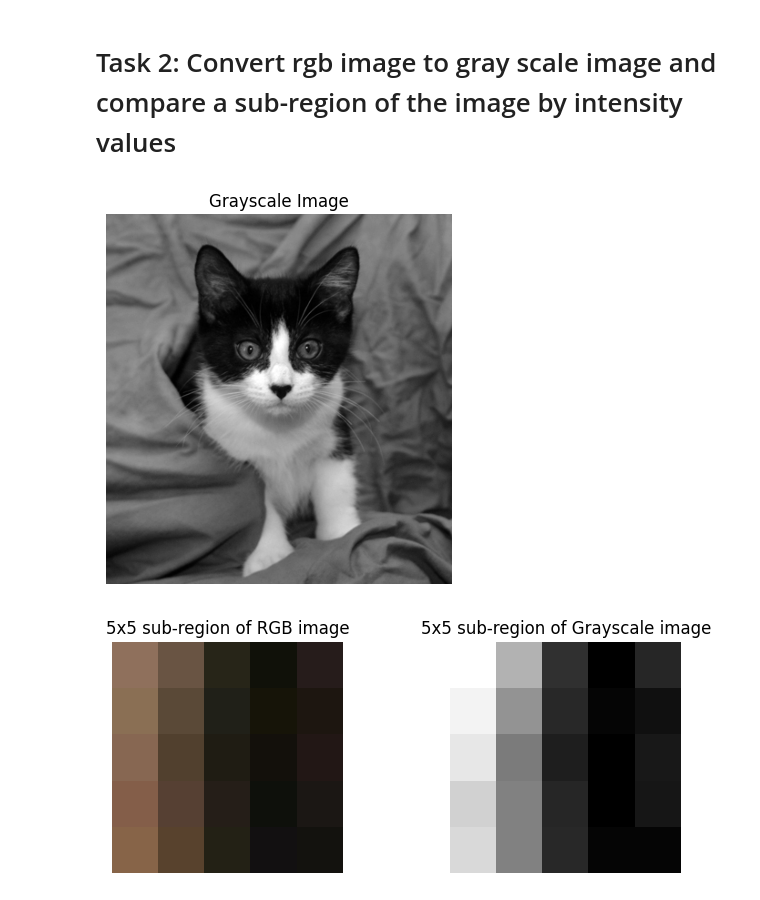
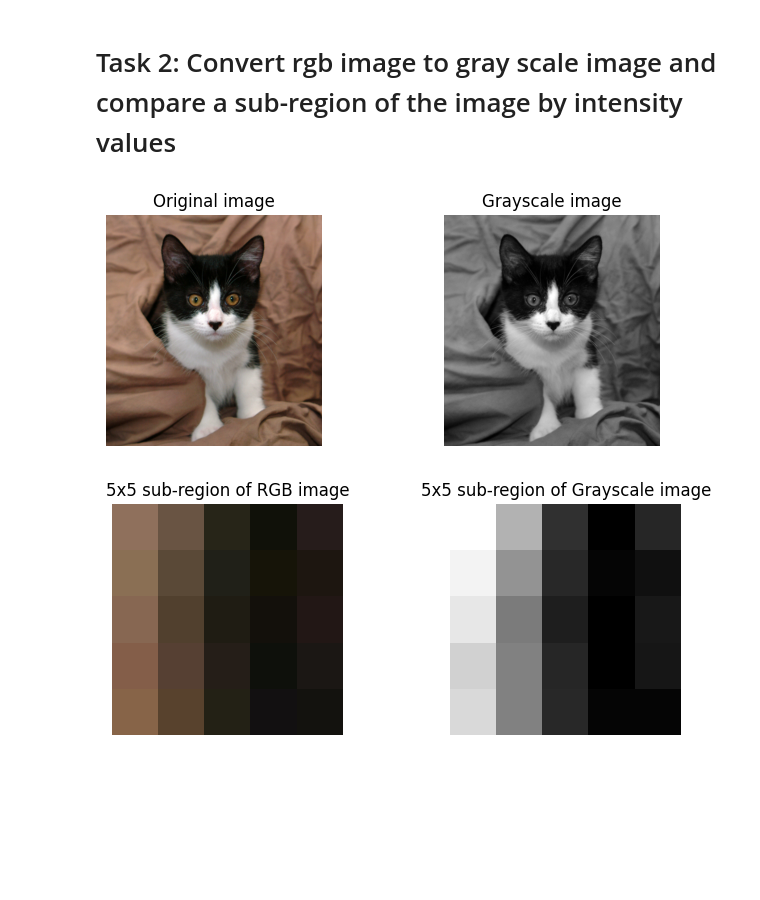
Before and after one commit to leviackerman9000/Digital_Image_Processing_Assignment, a Jupyter notebook: DIP_LAB_Combined_Tasks.ipynb, the cells around one changed output. Drawn from its saved outputs; the diff is of its cells as text; code cells hidden in the pictures; blank space fills up the shorter version.

```diff
--- a/DIP_LAB_Combined_Tasks.ipynb
+++ b/DIP_LAB_Combined_Tasks.ipynb
@@ -60,12 +60,22 @@ def ConvertToGray(image):
   return gray_image
 # %%
 img_gray = ConvertToGray(img)
-plt.imshow(img_gray, cmap ='gray')
-plt.title('Grayscale Image')
+
+plt.figure(figsize=(8, 3))
+
+plt.subplot(1, 2, 1)
+plt.imshow(img_rgb)
+plt.title('Original image')
 plt.axis('off')
+
+plt.subplot(1, 2, 2)
+plt.imshow(img_gray, cmap = 'gray')
+plt.title('Grayscale image')
+plt.axis('off')
+
 plt.show()
 # %% [output]
-[figure, old version]
+[figure, new version]
 # %%
 sub_region_rgb = img_rgb[100:105, 100:105]
 sub_region_gray = img_gray[100:105, 100:105]
```
Also changed, not shown: parts of 11 cells of this notebook.
